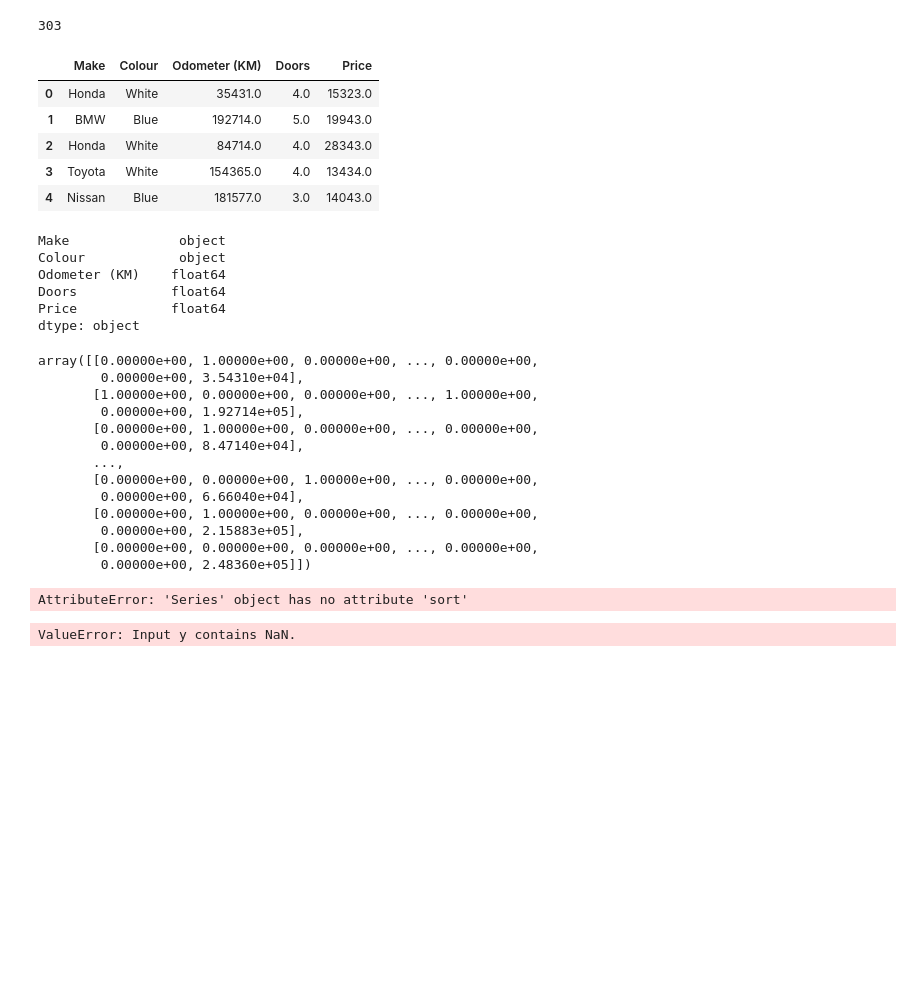
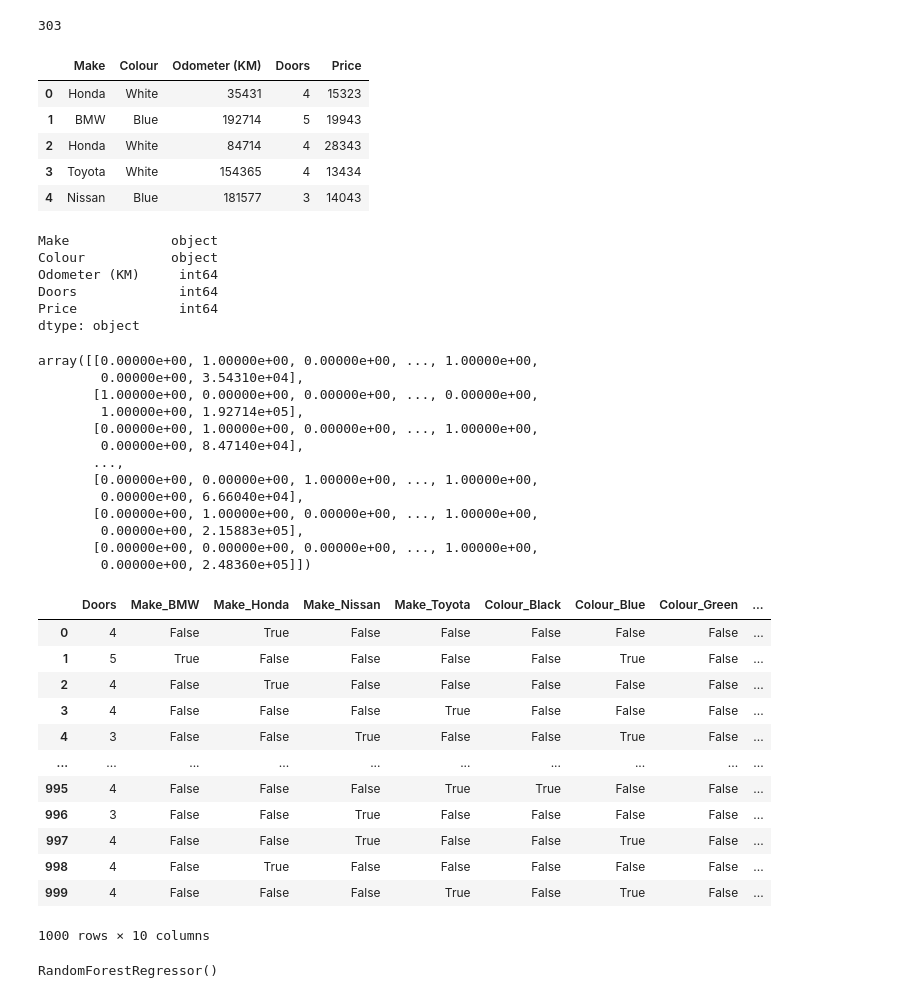
Before and after one commit to RaulGM3/ml-course-start-project, a Jupyter notebook: sklearn.ipynb, the cells around one changed output. Drawn from its saved outputs; the diff is of its cells as text; code cells hidden in the pictures; blank space fills up the shorter version.

Commit message:
All done before missing_data

```diff
--- a/sklearn.ipynb
+++ b/sklearn.ipynb
@@ -176,23 +176,23 @@ X.shape[0]
 # %% [output]
 303
 # %%
-car_sales = pd.read_csv ("data/car-sales-extended-missing-data.csv")
+car_sales = pd.read_csv ("data/car-sales-extended.csv")
 car_sales.head()
 # %% [output]
 |  | Make | Colour | Odometer (KM) | Doors | Price |
-| 0 | Honda | White | 35431.0 | 4.0 | 15323.0 |
-| 1 | BMW | Blue | 192714.0 | 5.0 | 19943.0 |
-| 2 | Honda | White | 84714.0 | 4.0 | 28343.0 |
-| 3 | Toyota | White | 154365.0 | 4.0 | 13434.0 |
-| 4 | Nissan | Blue | 181577.0 | 3.0 | 14043.0 |
+| 0 | Honda | White | 35431 | 4 | 15323 |
+| 1 | BMW | Blue | 192714 | 5 | 19943 |
+| 2 | Honda | White | 84714 | 4 | 28343 |
+| 3 | Toyota | White | 154365 | 4 | 13434 |
+| 4 | Nissan | Blue | 181577 | 3 | 14043 |
 # %%
 car_sales.dtypes
 # %% [output]
-Make              object
-Colour            object
-Odometer (KM)    float64
-Doors            float64
-Price            float64
+Make             object
+Colour           object
+Odometer (KM)     int64
+Doors             int64
+Price             int64
 dtype: object
 # %%
 X = car_sales.drop ("Price", axis = 1)
@@ -216,29 +216,42 @@ transformer = ColumnTransformer ([("one_hot",
 transformed_X = transformer.fit_transform(X)
 transformed_X
 # %% [output]
-array([[0.00000e+00, 1.00000e+00, 0.00000e+00, ..., 0.00000e+00,
+array([[0.00000e+00, 1.00000e+00, 0.00000e+00, ..., 1.00000e+00,
         0.00000e+00, 3.54310e+04],
-       [1.00000e+00, 0.00000e+00, 0.00000e+00, ..., 1.00000e+00,
-        0.00000e+00, 1.92714e+05],
-       [0.00000e+00, 1.00000e+00, 0.00000e+00, ..., 0.00000e+00,
+       [1.00000e+00, 0.00000e+00, 0.00000e+00, ..., 0.00000e+00,
+        1.00000e+00, 1.92714e+05],
+       [0.00000e+00, 1.00000e+00, 0.00000e+00, ..., 1.00000e+00,
         0.00000e+00, 8.47140e+04],
        ...,
-       [0.00000e+00, 0.00000e+00, 1.00000e+00, ..., 0.00000e+00,
+       [0.00000e+00, 0.00000e+00, 1.00000e+00, ..., 1.00000e+00,
         0.00000e+00, 6.66040e+04],
-       [0.00000e+00, 1.00000e+00, 0.00000e+00, ..., 0.00000e+00,
+       [0.00000e+00, 1.00000e+00, 0.00000e+00, ..., 1.00000e+00,
         0.00000e+00, 2.15883e+05],
-       [0.00000e+00, 0.00000e+00, 0.00000e+00, ..., 0.00000e+00,
+       [0.00000e+00, 0.00000e+00, 0.00000e+00, ..., 1.00000e+00,
         0.00000e+00, 2.48360e+05]])
+# %%
+dummies = pd.get_dummies (car_sales[["Make", "Colour", "Doors"]])
+dummies
+# %% [output]
+|  | Doors | Make_BMW | Make_Honda | Make_Nissan | Make_Toyota | Colour_Black | Colour_Blue | Colour_Green | ... |
+| 0 | 4 | False | True | False | False | False | False | False | ... |
+| 1 | 5 | True | False | False | False | False | True | False | ... |
+| 2 | 4 | False | True | False | False | False | False | False | ... |
+| 3 | 4 | False | False | False | True | False | False | False | ... |
+| 4 | 3 | False | False | True | False | False | True | False | ... |
+| ... | ... | ... | ... | ... | ... | ... | ... | ... | ... |
+| 995 | 4 | False | False | False | True | True | False | False | ... |
+| 996 | 3 | False | False | True | False | False | False | False | ... |
+| 997 | 4 | False | False | True | False | False | True | False | ... |
+| 998 | 4 | False | True | False | False | False | False | False | ... |
+| 999 | 4 | False | False | False | True | False | True | False | ... |
+1000 rows × 10 columns
 # %%
 np.random.seed(42)
 X_train, X_test, y_train, y_test = train_test_split (transformed_X, y, test_size=0.2)
 # %%
 y_vc = y.value_counts()
-# %%
-y_vc.sort()
-# %% [output]
-AttributeError: 'Series' object has no attribute 'sort'
 # %%
 model.fit (X_train, y_train)
 # %% [output]
-ValueError: Input y contains NaN.
+RandomForestRegressor()
```
Also changed, not shown: parts of 3 cells of this notebook.
